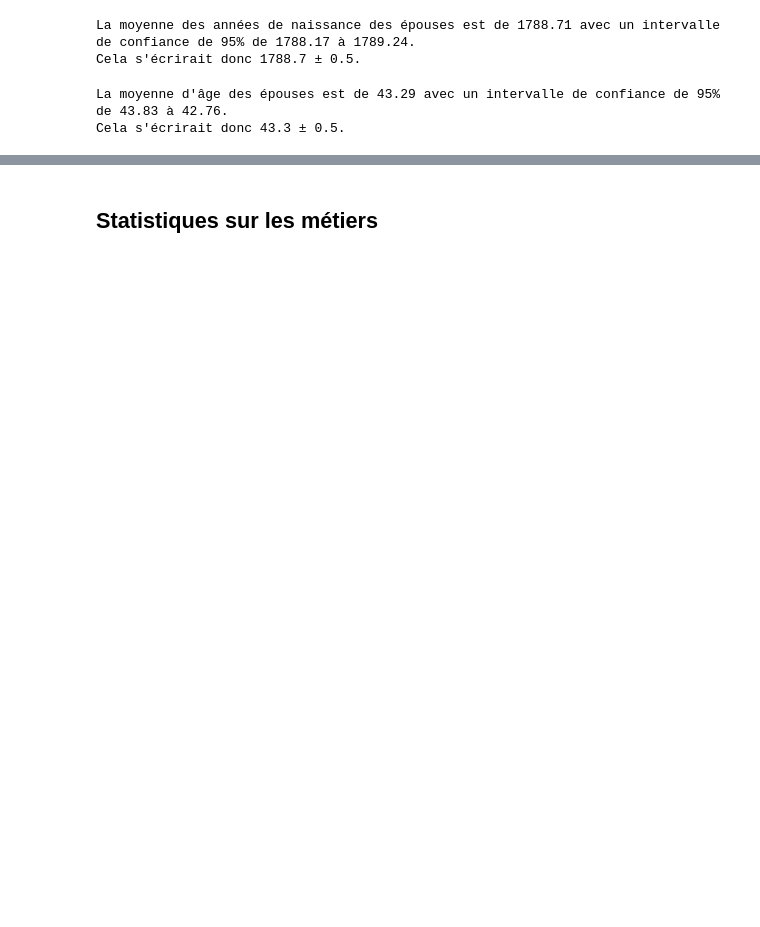
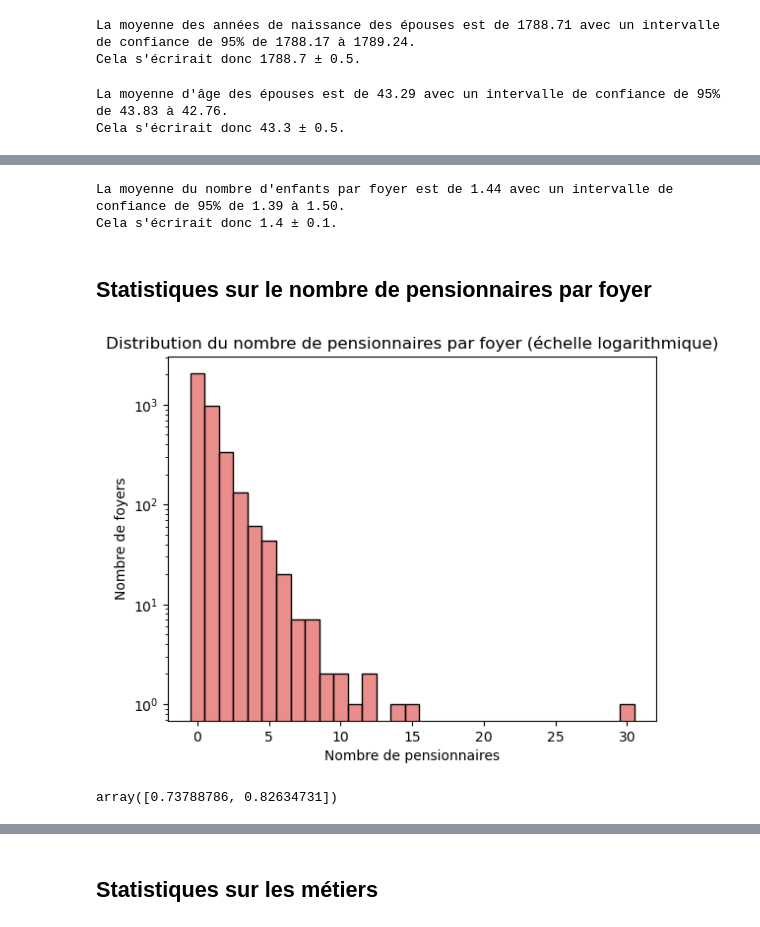
Before and after one commit to ozan-guven/HUM-450-Project, a Jupyter notebook: rec_1832.ipynb, the cells around one changed output, grey strips where cells are left out. Cells and saved outputs as stored; diff of their text form; code cells hidden in the pictures; blank space fills up the shorter version.

```diff
--- a/rec_1832.ipynb
+++ b/rec_1832.ipynb
@@ -390,0 +383,19 @@ Cela s'écrirait donc 43.3 ± 0.5.
+# %%
+# indicate the mean year of birth of the chef de famille with the 95% confidence interval
+print(f"La moyenne du nombre d'enfants par foyer est de {np.mean(means):.2f} avec un intervalle de confiance de 95% de {ci[0]:.2f} à {ci[1]:.2f}.")
+print(f"Cela s'écrirait donc {np.mean(means):.1f} ± {np.mean(means) - ci[0]:.1f}.")
+# %% [output]
+La moyenne du nombre d'enfants par foyer est de 1.44 avec un intervalle de confiance de 95% de 1.39 à 1.50.
+Cela s'écrirait donc 1.4 ± 0.1.
+# %% [markdown]
+## Statistiques sur le nombre de pensionnaires par foyer
+# %%
+# Plot the distribution of the number of boarder in the households
+plt.title("Distribution du nombre de pensionnaires par foyer (échelle logarithmique)")
+sns.histplot(data=df, x="nb_pensionnaires", discrete=True, color="#e36866")
+plt.ylabel("Nombre de foyers")
+plt.xlabel("Nombre de pensionnaires")
+plt.yscale("log")
+plt.show()
+# %% [output]
+[figure, added]
@@ -390,0 +408,6 @@ Cela s'écrirait donc 43.3 ± 0.5.
+# %%
+# Compute the 95% confidence interval of the mean
+ci = np.quantile(means, [0.025, 0.975])
+ci
+# %% [output]
+array([0.73788786, 0.82634731])
```
Also changed, not shown: parts of 134 cells of this notebook.
